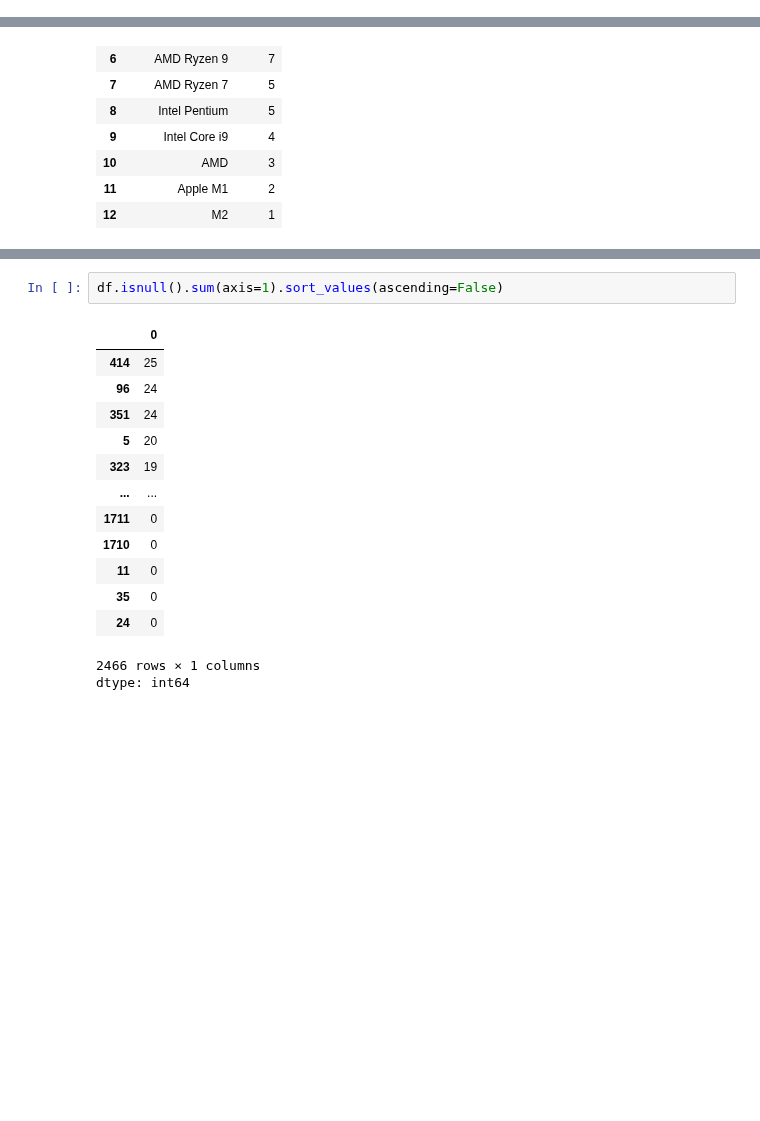
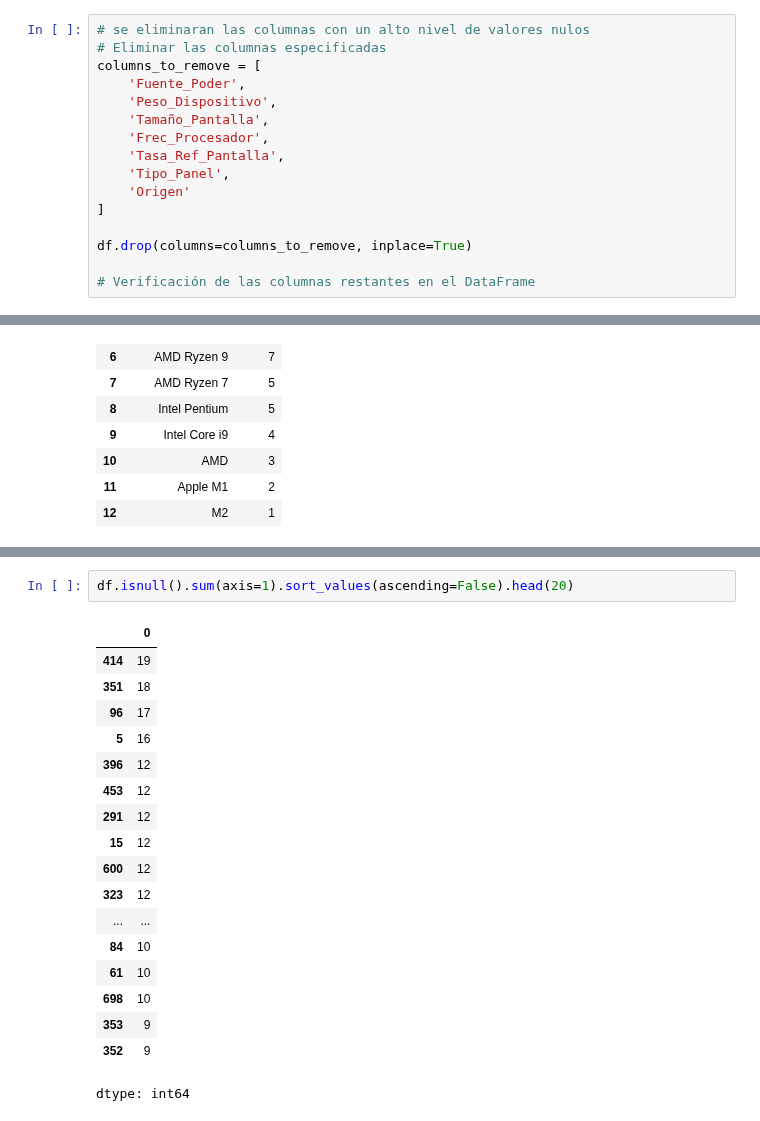
Before and after one commit to Jorge-Alvarez-23/Data-Science-II_Coder, a Jupyter notebook: PROYECTO.ipynb, the cells around one changed output, grey strips where cells are left out. Saved outputs shown, nothing was run; the diff lists cells and outputs as text; blank space fills up the shorter version.

```diff
--- a/PROYECTO.ipynb
+++ b/PROYECTO.ipynb
@@ -175,0 +282,16 @@ df.isnull().sum().reset_index()
+# %%
+# se eliminaran las columnas con un alto nivel de valores nulos
+# Eliminar las columnas especificadas
+columns_to_remove = [
+    'Fuente_Poder',
+    'Peso_Dispositivo',
+    'Tamaño_Pantalla',
+    'Frec_Procesador',
+    'Tasa_Ref_Pantalla',
+    'Tipo_Panel',
+    'Origen'
+]
+
+df.drop(columns=columns_to_remove, inplace=True)
+
+# Verificación de las columnas restantes en el DataFrame
@@ -242,19 +417,23 @@ df[df['Tipo_Procesador'].isnull()]
 | 351 | Quadro | 5450.00 | NaN | NaN | NaN | NaN | NaN | NaN | ... |
 | 414 | HP | 28334.56 | NaN | NaN | NaN | NaN | NaN | NaN | ... |
 # %%
-df.isnull().sum(axis=1).sort_values(ascending=False)
+df.isnull().sum(axis=1).sort_values(ascending=False).head(20)
 # %% [output]
 |  | 0 |
-| 414 | 25 |
-| 96 | 24 |
-| 351 | 24 |
-| 5 | 20 |
-| 323 | 19 |
+| 414 | 19 |
+| 351 | 18 |
+| 96 | 17 |
+| 5 | 16 |
+| 396 | 12 |
+| 453 | 12 |
+| 291 | 12 |
+| 15 | 12 |
+| 600 | 12 |
+| 323 | 12 |
 | ... | ... |
-| 1711 | 0 |
-| 1710 | 0 |
-| 11 | 0 |
-| 35 | 0 |
-| 24 | 0 |
+| 84 | 10 |
+| 61 | 10 |
+| 698 | 10 |
+| 353 | 9 |
+| 352 | 9 |
-2466 rows × 1 columns
 dtype: int64
```
Also changed, not shown: parts of 12 cells of this notebook.
